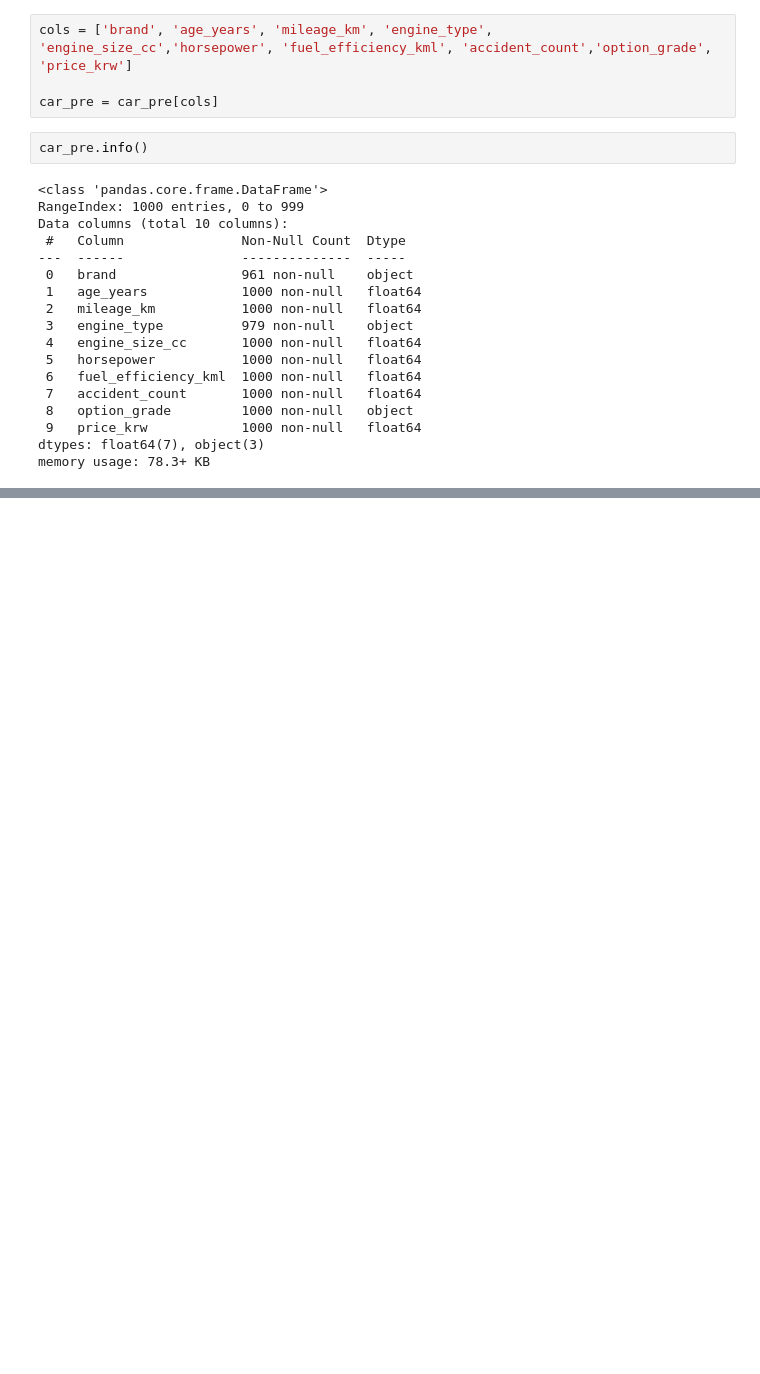
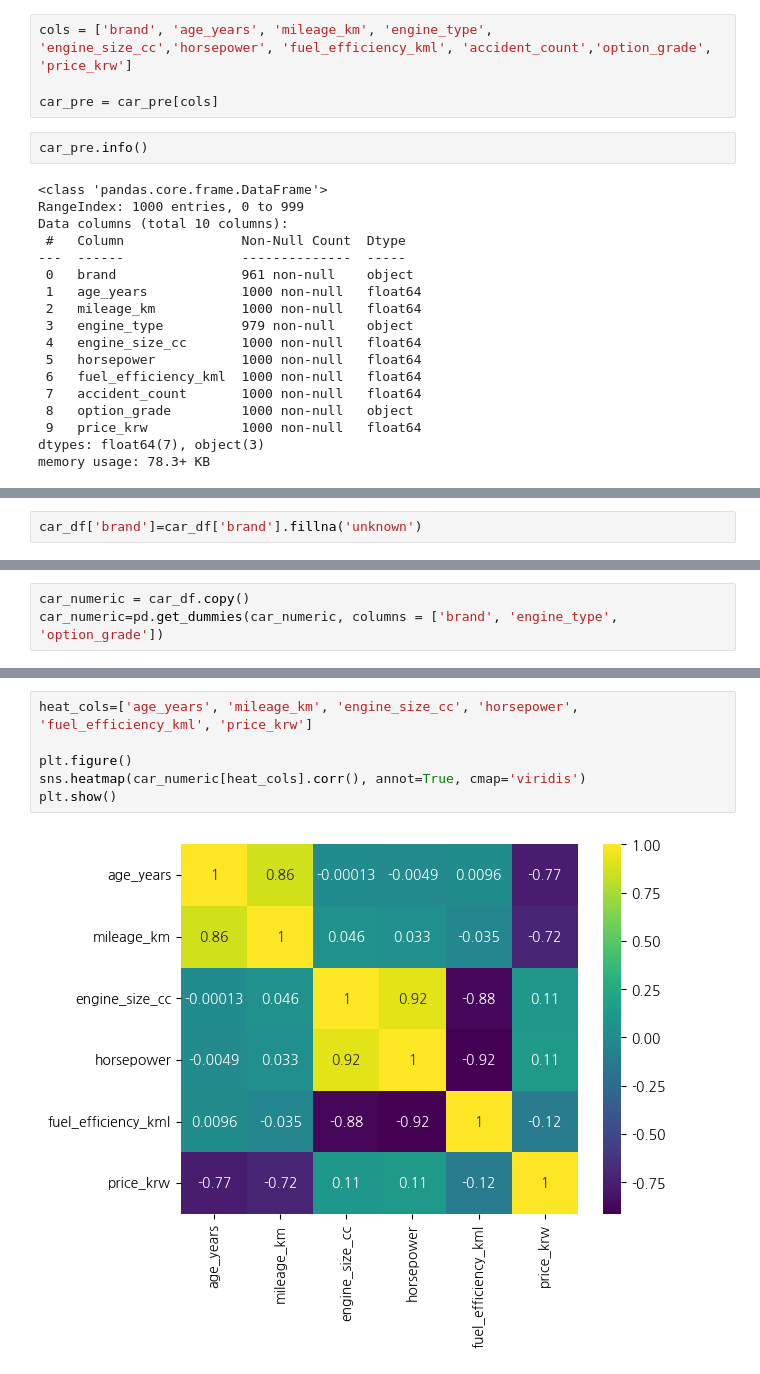
Before and after one commit to Njeon3091/AICE_study, a Jupyter notebook: Epass_1.ipynb, the cells around one changed output, grey strips where cells are left out. Cells and saved outputs as stored; diff of their text form; blank space fills up the shorter version.

```diff
--- a/Epass_1.ipynb
+++ b/Epass_1.ipynb
@@ -213,0 +230,2 @@ memory usage: 78.3+ KB
+# %%
+car_df['brand']=car_df['brand'].fillna('unknown')
@@ -213,0 +241,3 @@ memory usage: 78.3+ KB
+# %%
+car_numeric = car_df.copy()
+car_numeric=pd.get_dummies(car_numeric, columns = ['brand', 'engine_type', 'option_grade'])
@@ -213,0 +253,8 @@ memory usage: 78.3+ KB
+# %%
+heat_cols=['age_years', 'mileage_km', 'engine_size_cc', 'horsepower', 'fuel_efficiency_kml', 'price_krw']
+
+plt.figure()
+sns.heatmap(car_numeric[heat_cols].corr(), annot=True, cmap='viridis')
+plt.show()
+# %% [output]
+[figure, added]
```
Also changed, not shown: parts of 10 cells of this notebook.
